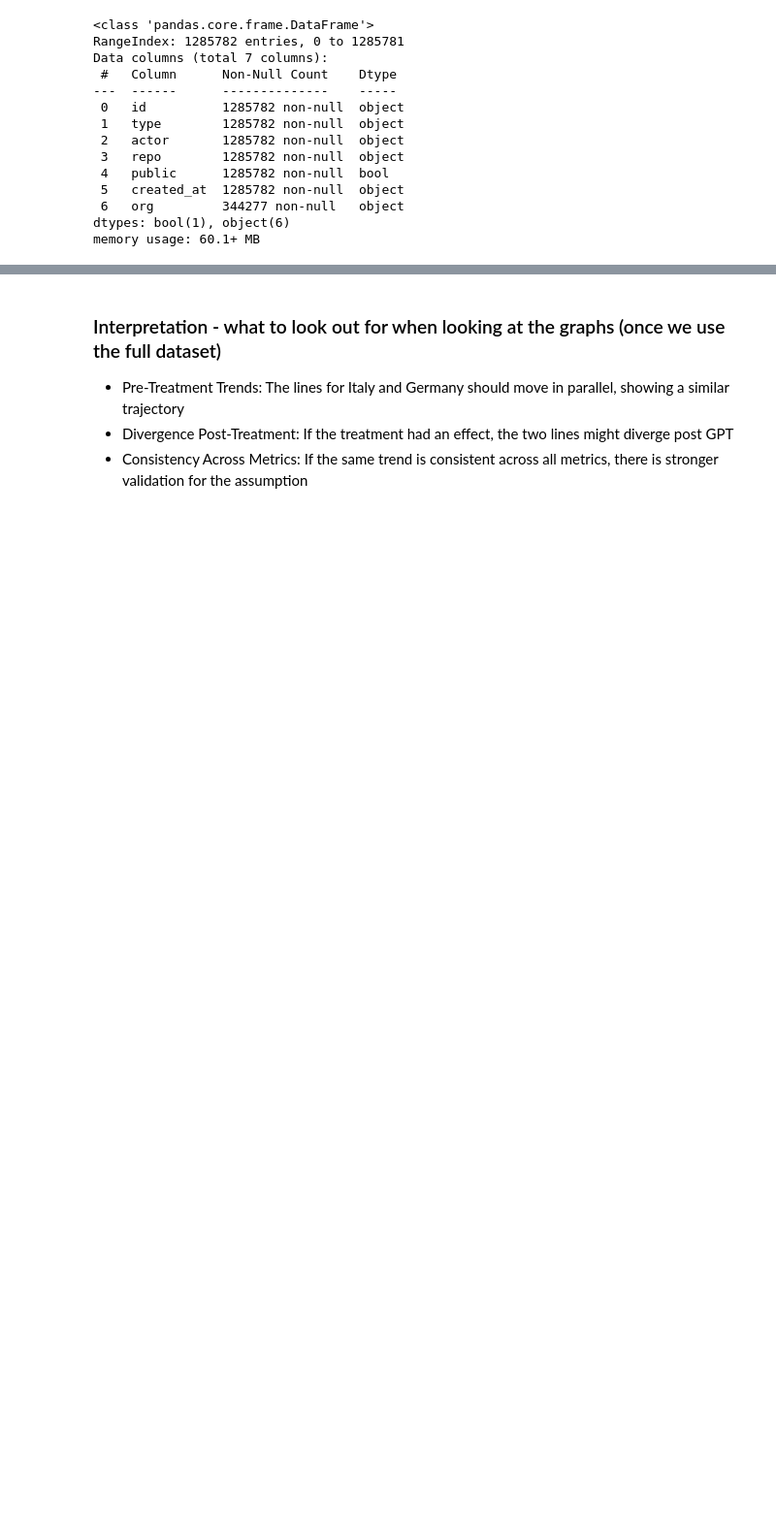
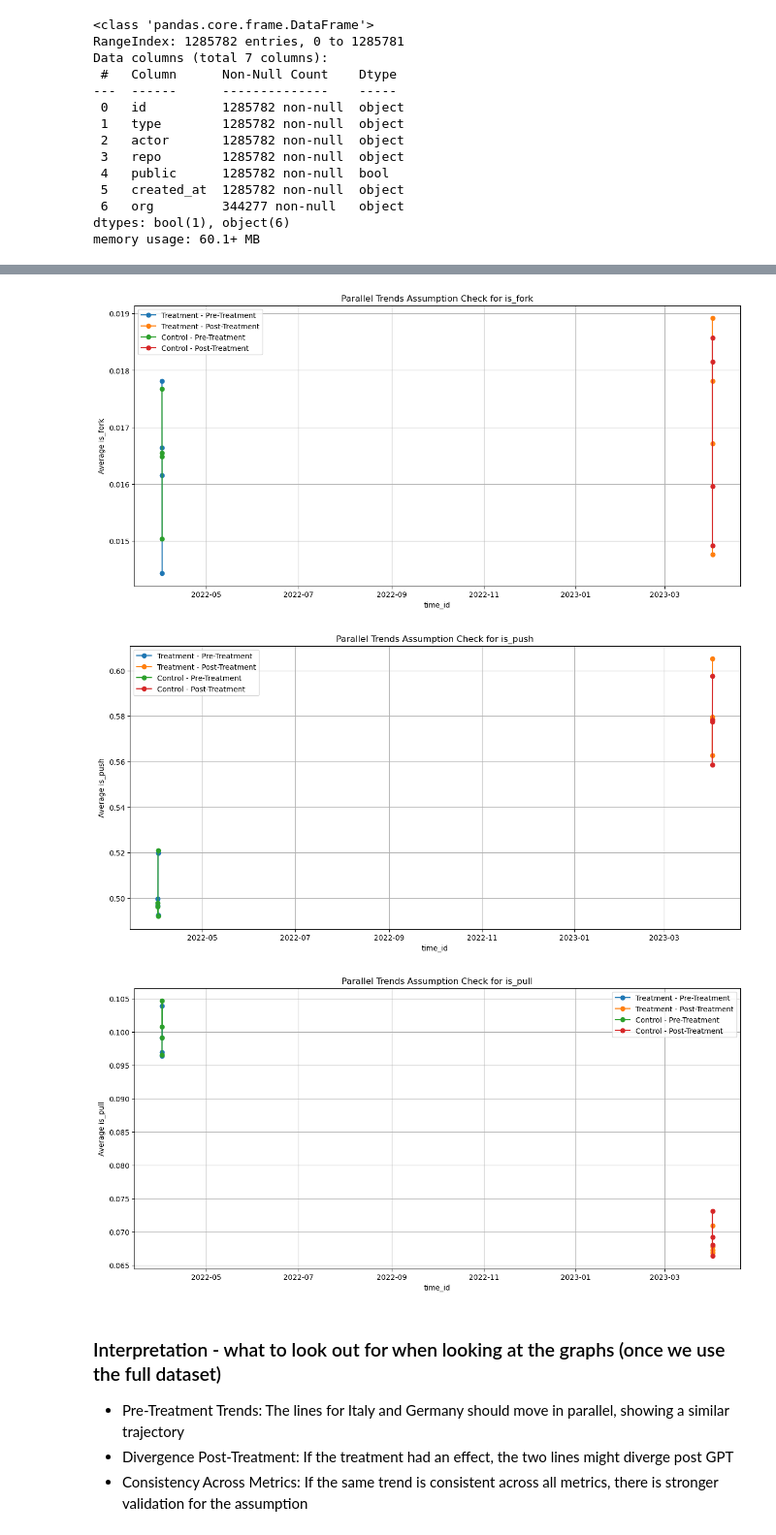
Before and after one commit to Nik-mundt/Work_Project, a Jupyter notebook: Collaboration_Variable.ipynb, the cells around one changed output, grey strips where cells are left out. Shown at 97% size. Cells and saved outputs as stored; diff of their text form; code cells hidden in the pictures; blank space fills up the shorter version.

```diff
--- a/Collaboration_Variable.ipynb
+++ b/Collaboration_Variable.ipynb
@@ -268,15 +283,0 @@ for metric, title in zip(metrics, titles):
-# %%
-# Create a copy of the dataframe to avoid SettingWithCopyWarning
-panel = panel.copy()
-
-# Convert 'time_id' to datetime, 'period' to numerical, ensure 'Treatment' is of type int
-panel['time_id'] = pd.to_datetime(panel['time_id'], format='%d.%m.%Y, %H:%M')
-panel['period'] = panel['period'].replace({'pre': 0, 'post': 1}).astype(int)
-panel['Treatment'] = panel['Treatment'].replace({0: 0, 1: 1}).astype(int)
-print(panel[['Treatment', 'period']].dtypes)
-
-# Create the interaction term
-panel['treat_period'] = panel['Treatment'] * panel['period']
-
-# For the regression, it's better to have numerical variables, so converting the booleans to int (False:0, True:1)
-panel[['is_fork', 'is_push', 'is_pull']] = panel[['is_fork', 'is_push', 'is_pull']].astype(int)
@@ -328,3 +286,55 @@ for action in ['is_fork', 'is_push', 'is_pull']:
+# %%
+# Statistical Assumptions Check: Parallel Trends
+def check_parallel_trends(panel_data, outcome_vars, time_var, treatment_var, period_var):
+    """
+    Function to plot the trends of outcome variables for treatment and control groups.
+
+    Args:
+    panel_data (DataFrame): The panel data containing all observations.
+    outcome_vars (list): List of outcome variable names to check for parallel trends.
+    time_var (str): Name of the time variable in the panel data.
+    treatment_var (str): Name of the treatment indicator variable.
+    period_var (str): Name of the period indicator variable (0 for pre-treatment, 1 for post-treatment).
+    """
+    # Ensure data is sorted by time
+    panel_data = panel_data.sort_values(by=[time_var])
+
+    for outcome in outcome_vars:
+        plt.figure(figsize=(15, 7))
+
+        # Loop through each level of treatment (0 and 1)
+        for treatment in panel_data[treatment_var].unique():
+            # Subset the data for the treatment and control groups
+            subset = panel_data[panel_data[treatment_var] == treatment]
+
+            # Aggregate data by time period
+            agg_data = subset.groupby([time_var, period_var]).agg({outcome: 'mean'}).reset_index()
+
+            # Plotting
+            for period in agg_data[period_var].unique():
+                period_data = agg_data[agg_data[period_var] == period]
+                label = f"{'Control' if treatment == 0 else 'Treatment'} - {'Pre-Treatment' if period == 0 else 'Post-Treatment'}"
+                plt.plot(period_data[time_var], period_data[outcome], marker='o', linestyle='-', label=label)
+
+        plt.title(f'Parallel Trends Assumption Check for {outcome}')
+        plt.xlabel(time_var)
+        plt.ylabel(f'Average {outcome}')
+        plt.legend()
+        plt.grid(True)
+        plt.show()
+
+# Specify the variables
+outcome_variables = ['is_fork', 'is_push', 'is_pull']  # add or remove based on your outcome metrics
+time_variable = 'time_id'
+treatment_variable = 'Treatment'
+period_variable = 'period'
+
+# Call the function with your panel data
+check_parallel_trends(panel, outcome_variables, time_variable, treatment_variable, period_variable)
+# %% [output]
+[figure, added]
+[figure, added]
+[figure, added]
 # %% [markdown]
 ### Interpretation - what to look out for when looking at the graphs (once we use the full dataset)
 - Pre-Treatment Trends: The lines for Italy and Germany should move in parallel, showing a similar trajectory
```
Also changed, not shown: parts of 33 cells of this notebook.
